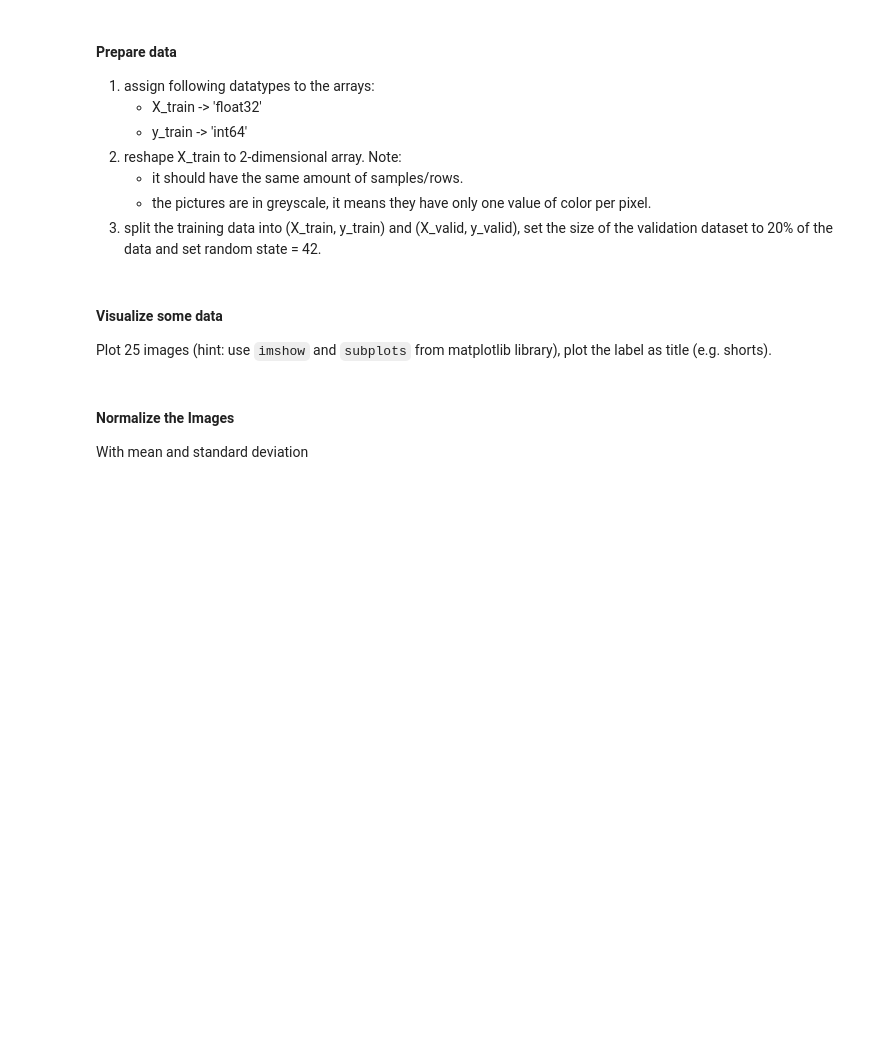
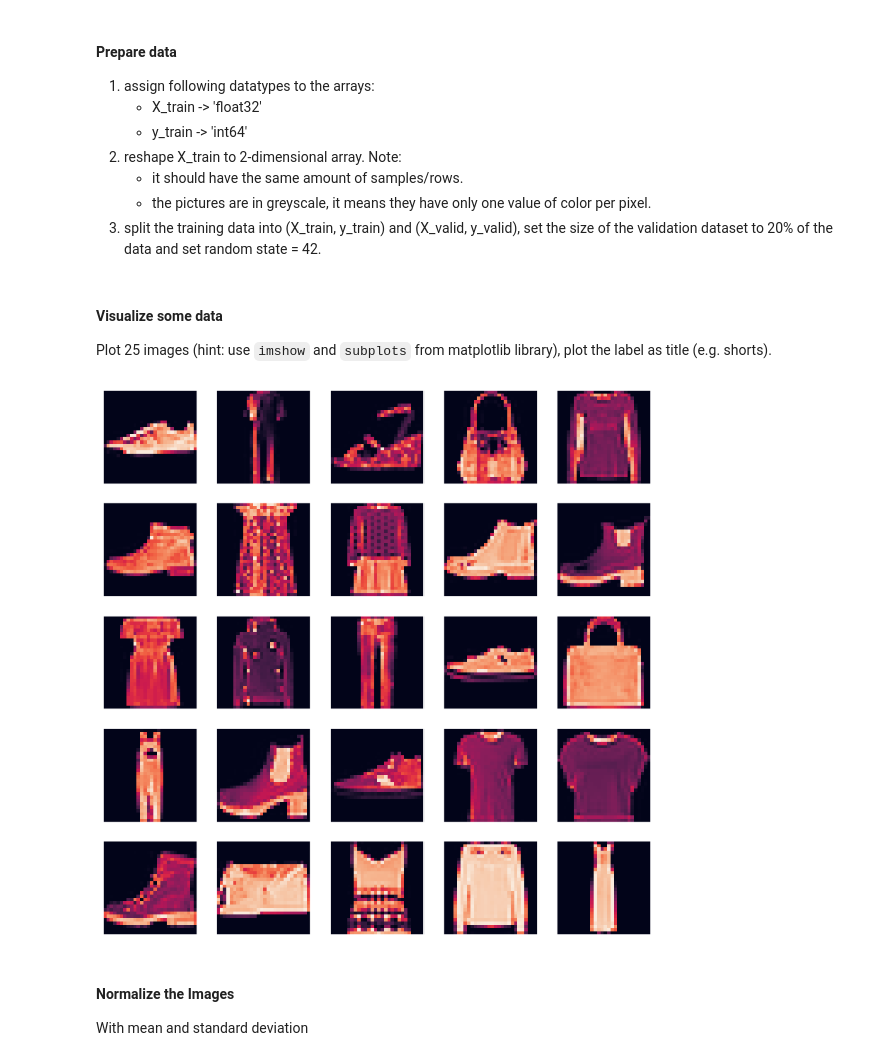
Before and after one commit to jaypi95/mldm_hs22, a Jupyter notebook: labs/L04_Polynomial_and_Logistic_Regression_LAB_ASSIGNMENT.ipynb, the cells around one changed output. Cells and saved outputs as stored; diff of their text form; code cells hidden in the pictures; blank space fills up the shorter version.

```diff
--- a/labs/L04_Polynomial_and_Logistic_Regression_LAB_ASSIGNMENT.ipynb
+++ b/labs/L04_Polynomial_and_Logistic_Regression_LAB_ASSIGNMENT.ipynb
@@ -237,3 +227,15 @@ plt.figure(figsize=(10,10))
+# %%
+plt.figure(figsize=(10,10))
+for item in range(0, 25):
+    plt.subplot(5, 5, item+1)
+    plt.yticks([])
+    plt.xticks([])
+    plt.grid(False)
+    plt.imshow(X_train[item].reshape(28,28))
+
+plt.show()
+# %% [output]
+[figure, added]
 # %% [markdown]
 #### Normalize the Images
 With mean and standard deviation
```
Also changed, not shown: parts of 11 cells of this notebook.
